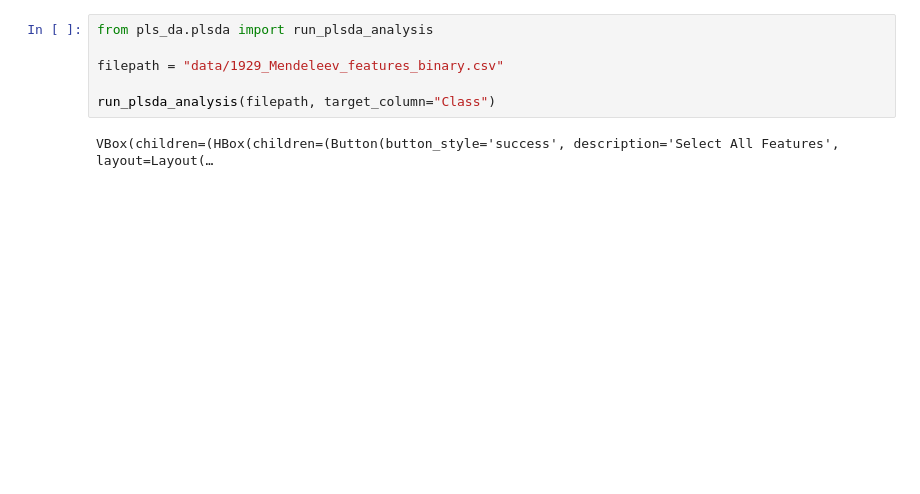
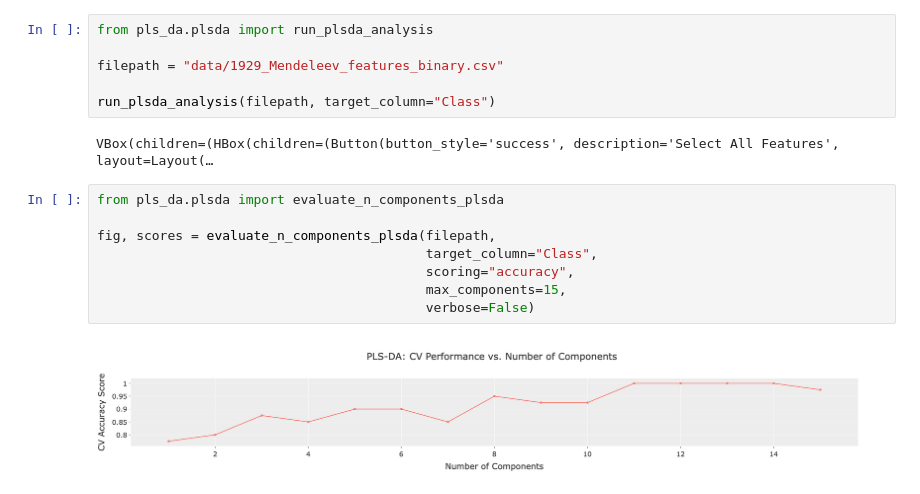
Before and after one commit to dshirya/pca-plsda-activity, a Jupyter notebook: pls_da-analysis.ipynb, the cells around one changed output. Cells and saved outputs as stored; diff of their text form; blank space fills up the shorter version.

```diff
--- a/pls_da-analysis.ipynb
+++ b/pls_da-analysis.ipynb
@@ -6,6 +6,16 @@ filepath = "data/1929_Mendeleev_features_binary.csv"
 run_plsda_analysis(filepath, target_column="Class")
 # %% [output]
 VBox(children=(HBox(children=(Button(button_style='success', description='Select All Features', layout=Layout(…
+# %%
+from pls_da.plsda import evaluate_n_components_plsda
+
+fig, scores = evaluate_n_components_plsda(filepath,
+                                          target_column="Class",
+                                          scoring="accuracy",
+                                          max_components=15,
+                                          verbose=False)
+# %% [output]
+[figure, added]
 # %%
 from pls_da.feature import forward_selection_plsda, backward_elimination_plsda
 
```
Also changed, not shown: parts of 1 cell of this notebook, 4 other files.
